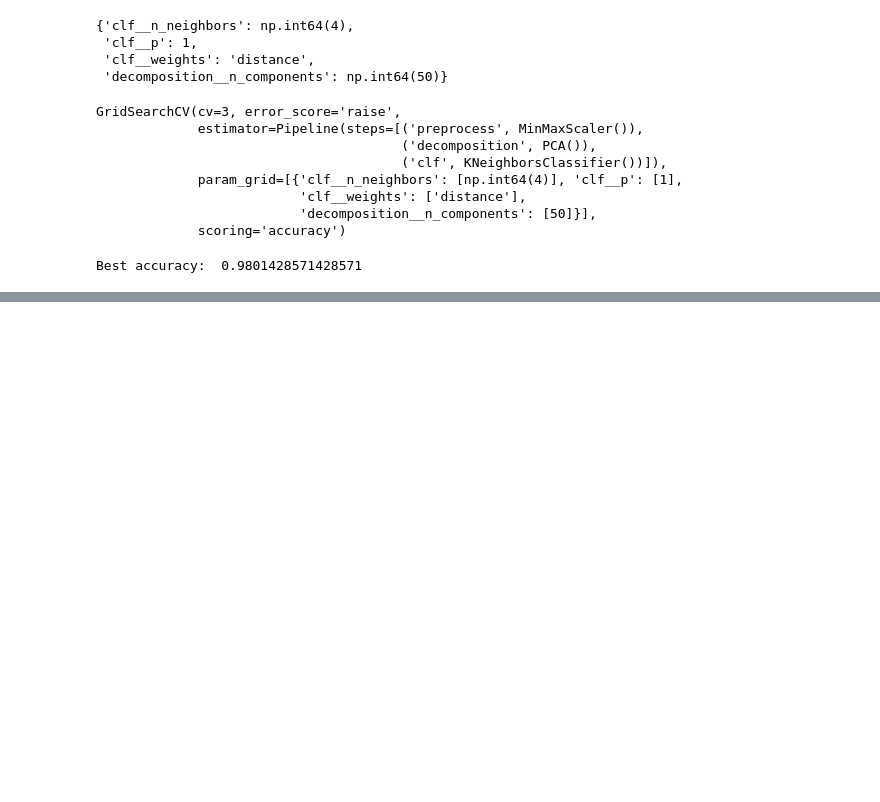
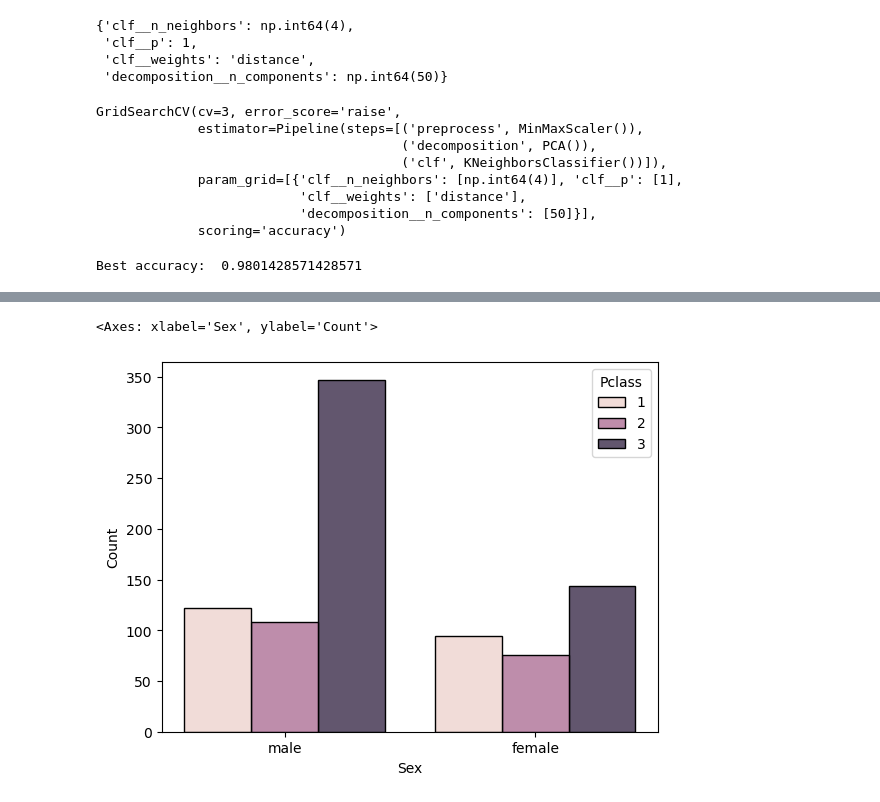
Before and after one commit to OriolPalacios/hands-on-ml-exercises, a Jupyter notebook: notebooks/third_chapter.ipynb, the cells around one changed output, grey strips where cells are left out. Cells and saved outputs as stored; diff of their text form; code cells hidden in the pictures; blank space fills up the shorter version.

```diff
--- a/notebooks/third_chapter.ipynb
+++ b/notebooks/third_chapter.ipynb
@@ -1015,0 +1116,5 @@ Best accuracy:  0.9801428571428571
+# %%
+sns.histplot(train, x='Sex', hue='Pclass', multiple='dodge', shrink=0.8)
+# %% [output]
+<Axes: xlabel='Sex', ylabel='Count'>
+[figure, added]
```
Also changed, not shown: parts of 81 cells of this notebook.
